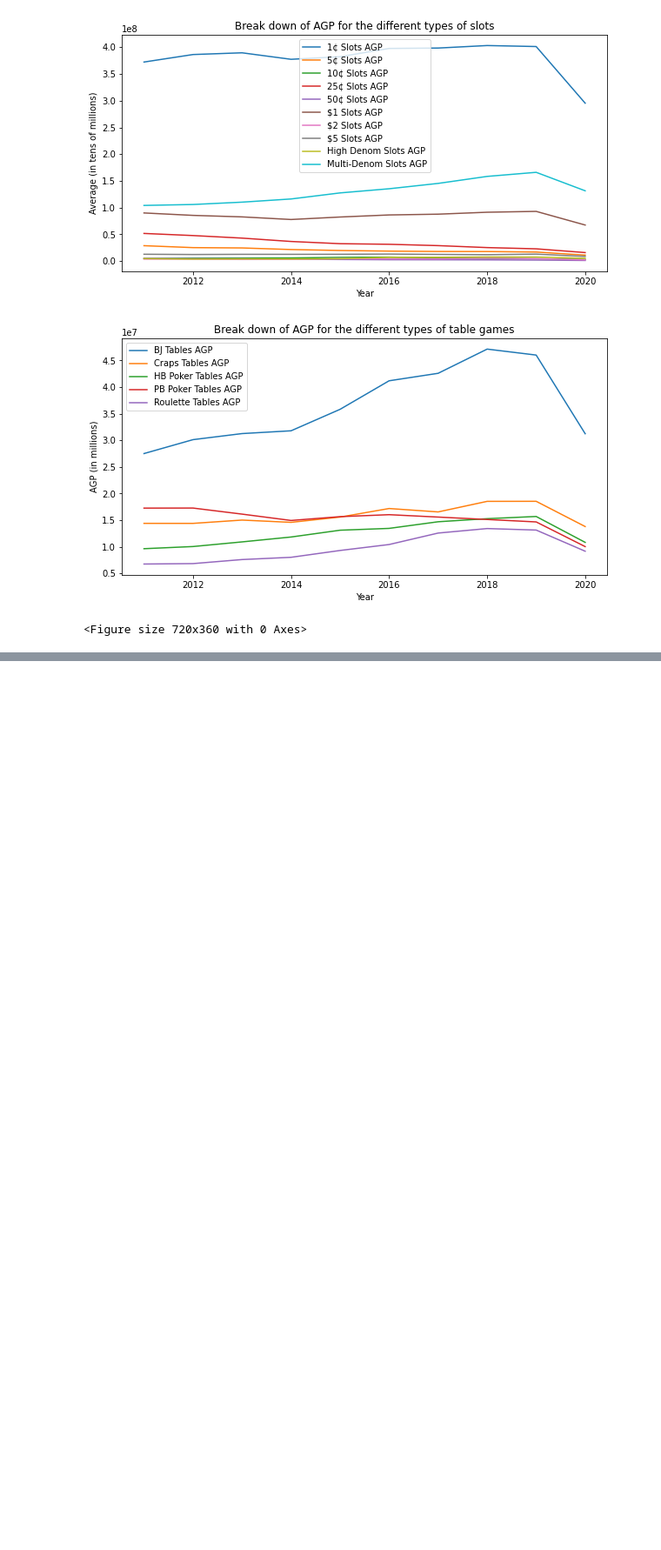
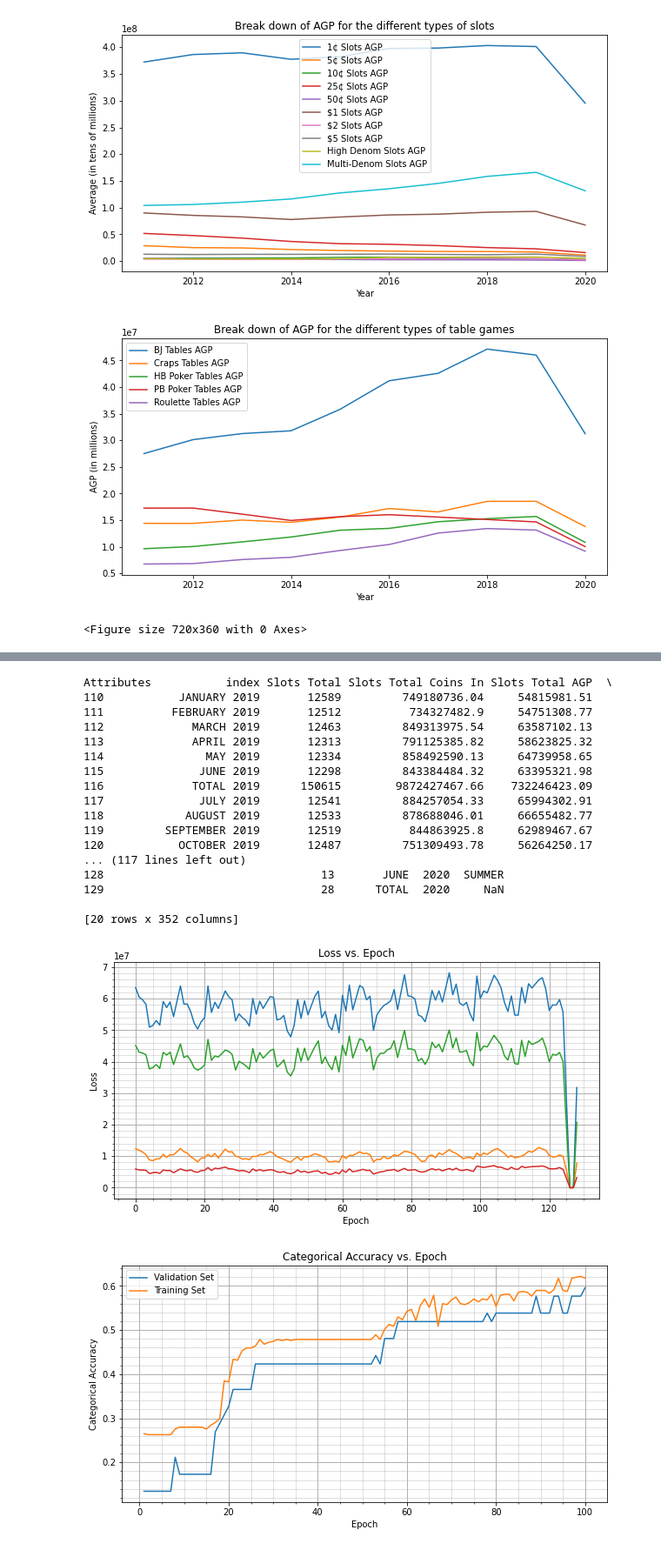
Before and after one commit to MattsonCam/Casino_Royale, a Jupyter notebook: casino_royale.ipynb, the cells around one changed output, grey strips where cells are left out. Shown at 87% size. Saved outputs shown, nothing was run; the diff lists cells and outputs as text; code cells hidden in the pictures; blank space fills up the shorter version.

```diff
--- a/casino_royale.ipynb
+++ b/casino_royale.ipynb
@@ -586,0 +592,46 @@ plt.savefig('neuralnet_acc')
+# %%
+print(gamedf_T.tail(20))
+
+plt.figure(0)
+plt.minorticks_on()
+plt.grid(which='minor', alpha=0.5)
+plt.grid(which='major', linewidth=1)
+plt.plot(gamedf_T_mod['Slots Total AGP'])
+
+plt.xlabel('Epoch')
+plt.ylabel('Loss')
+
+plt.title('Loss vs. Epoch')
+
+
+plt.figure(1)
+plt.minorticks_on()
+plt.grid(which='minor', alpha=0.5)
+plt.grid(which='major', linewidth=1)
+plt.plot(epochvals,modmetrics.history['val_categorical_accuracy'])
+plt.plot(epochvals,modmetrics.history['categorical_accuracy'])
+plt.xlabel('Epoch')
+plt.ylabel('Categorical Accuracy')
+plt.legend(['Validation Set','Training Set'])
+plt.title('Categorical Accuracy vs. Epoch')
+plt.savefig('neuralnet_acc')
+# %% [output]
+Attributes           index Slots Total Slots Total Coins In Slots Total AGP  \
+110           JANUARY 2019       12589         749180736.04     54815981.51
+111          FEBRUARY 2019       12512          734327482.9     54751308.77
+112             MARCH 2019       12463         849313975.54     63587102.13
+113             APRIL 2019       12313         791125385.82     58623825.32
+114               MAY 2019       12334         858492590.13     64739958.65
+115              JUNE 2019       12298         843384484.32     63395321.98
+116             TOTAL 2019      150615        9872427467.66    732246423.09
+117              JULY 2019       12541         884257054.33     65994302.91
+118            AUGUST 2019       12533         878688046.01     66655482.77
+119         SEPTEMBER 2019       12519          844863925.8     62989467.67
+120           OCTOBER 2019       12487         751309493.78     56264250.17
+... (117 lines left out)
+128                                13       JUNE  2020  SUMMER
+129                                28      TOTAL  2020     NaN
+
+[20 rows x 352 columns]
+[figure, added]
+[figure, added]
```
Also changed, not shown: parts of 10 cells of this notebook.
